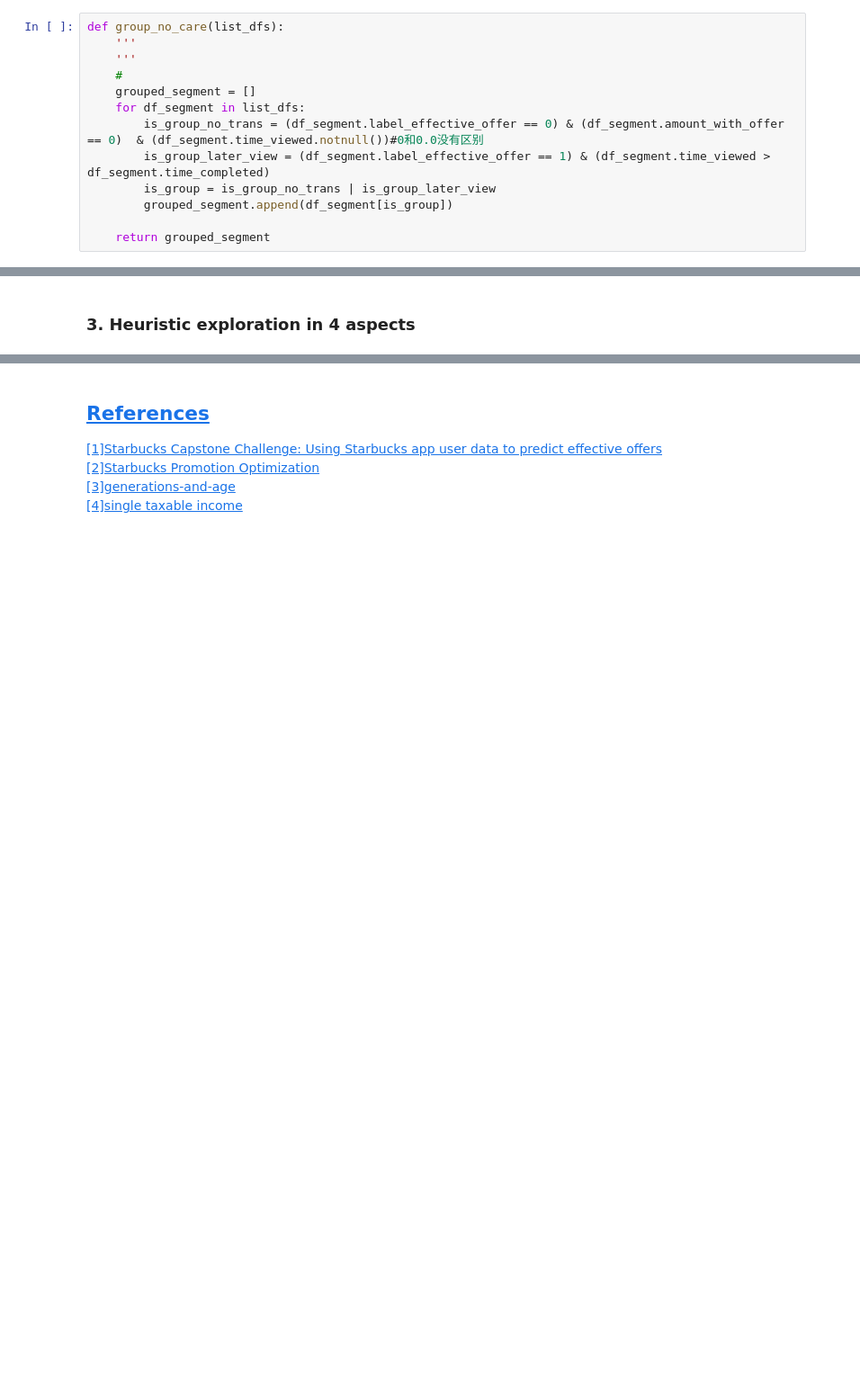
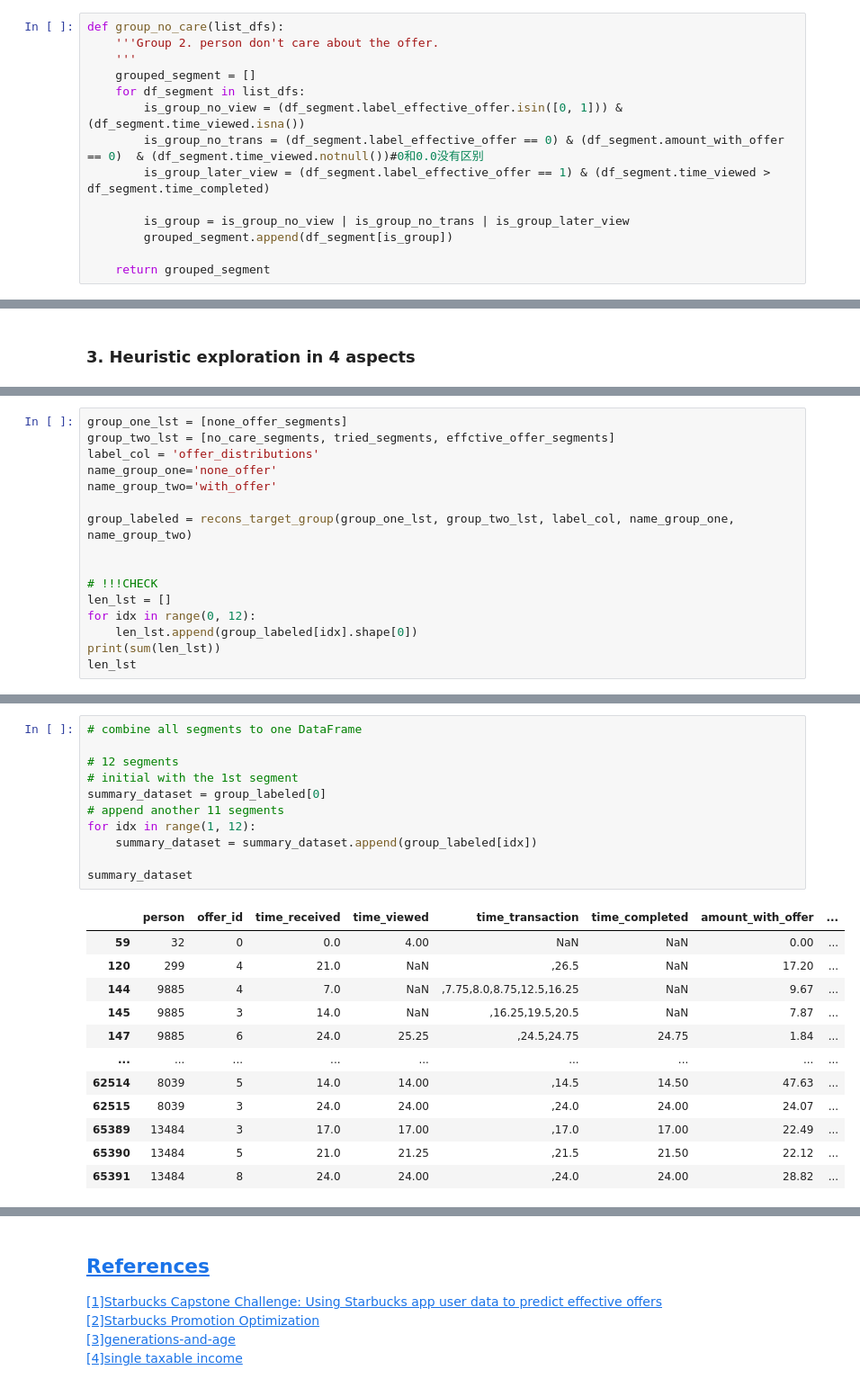
Before and after one commit to DaiDuncan/Udacity_DSND_proj4_StarbucksPromotion, a Jupyter notebook: 2_heuristic_exploration.ipynb, the cells around one changed output, grey strips where cells are left out. Shown at 90% size. Saved outputs shown, nothing was run; the diff lists cells and outputs as text; blank space fills up the shorter version.

```diff
--- a/2_heuristic_exploration.ipynb
+++ b/2_heuristic_exploration.ipynb
@@ -355,14 +361,15 @@ def group_none_offer(list_dfs):
     return grouped_segment
 # %%
 def group_no_care(list_dfs):
+    '''Group 2. person don't care about the offer.
     '''
-    '''
-    #
     grouped_segment = []
     for df_segment in list_dfs:
+        is_group_no_view = (df_segment.label_effective_offer.isin([0, 1])) & (df_segment.time_viewed.isna())
         is_group_no_trans = (df_segment.label_effective_offer == 0) & (df_segment.amount_with_offer == 0)  & (df_segment.time_viewed.notnull())#0和0.0没有区别
         is_group_later_view = (df_segment.label_effective_offer == 1) & (df_segment.time_viewed > df_segment.time_completed)
-        is_group = is_group_no_trans | is_group_later_view
+
+        is_group = is_group_no_view | is_group_no_trans | is_group_later_view
         grouped_segment.append(df_segment[is_group])
 
     return grouped_segment
@@ -479,0 +485,16 @@ b = target_dataset.loc[ser[a].index]
+# %%
+group_one_lst = [none_offer_segments]
+group_two_lst = [no_care_segments, tried_segments, effctive_offer_segments]
+label_col = 'offer_distributions'
+name_group_one='none_offer'
+name_group_two='with_offer'
+
+group_labeled = recons_target_group(group_one_lst, group_two_lst, label_col, name_group_one, name_group_two)
+
+
+# !!!CHECK
+len_lst = []
+for idx in range(0, 12):
+    len_lst.append(group_labeled[idx].shape[0])
+print(sum(len_lst))
+len_lst
@@ -479,0 +504,24 @@ b = target_dataset.loc[ser[a].index]
+# %%
+# combine all segments to one DataFrame
+
+# 12 segments
+# initial with the 1st segment
+summary_dataset = group_labeled[0]
+# append another 11 segments
+for idx in range(1, 12):
+    summary_dataset = summary_dataset.append(group_labeled[idx])
+
+summary_dataset
+# %% [output]
+|  | person | offer_id | time_received | time_viewed | time_transaction | time_completed | amount_with_offer | ... |
+| 59 | 32 | 0 | 0.0 | 4.00 | NaN | NaN | 0.00 | ... |
+| 120 | 299 | 4 | 21.0 | NaN | ,26.5 | NaN | 17.20 | ... |
+| 144 | 9885 | 4 | 7.0 | NaN | ,7.75,8.0,8.75,12.5,16.25 | NaN | 9.67 | ... |
+| 145 | 9885 | 3 | 14.0 | NaN | ,16.25,19.5,20.5 | NaN | 7.87 | ... |
+| 147 | 9885 | 6 | 24.0 | 25.25 | ,24.5,24.75 | 24.75 | 1.84 | ... |
+| ... | ... | ... | ... | ... | ... | ... | ... | ... |
+| 62514 | 8039 | 5 | 14.0 | 14.00 | ,14.5 | 14.50 | 47.63 | ... |
+| 62515 | 8039 | 3 | 24.0 | 24.00 | ,24.0 | 24.00 | 24.07 | ... |
+| 65389 | 13484 | 3 | 17.0 | 17.00 | ,17.0 | 17.00 | 22.49 | ... |
+| 65390 | 13484 | 5 | 21.0 | 21.25 | ,21.5 | 21.50 | 22.12 | ... |
+| 65391 | 13484 | 8 | 24.0 | 24.00 | ,24.0 | 24.00 | 28.82 | ... |
```
Also changed, not shown: parts of 48 cells of this notebook, 1 other file.
